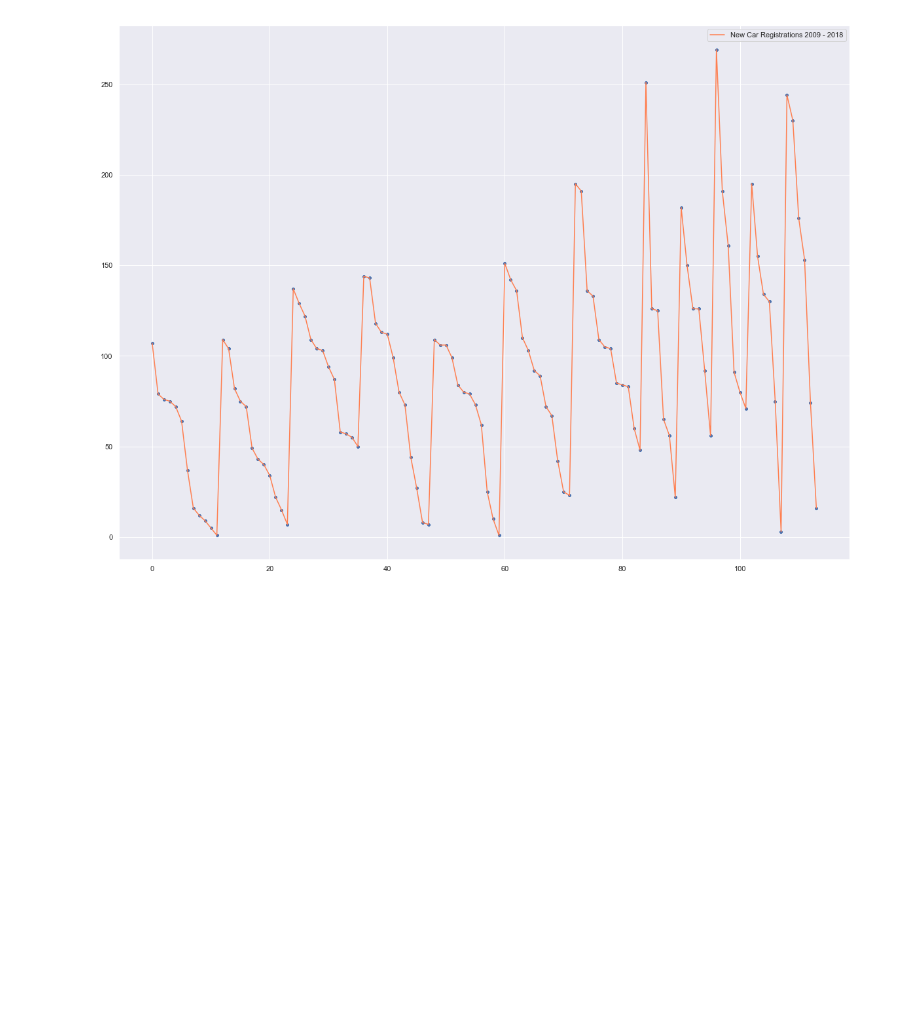
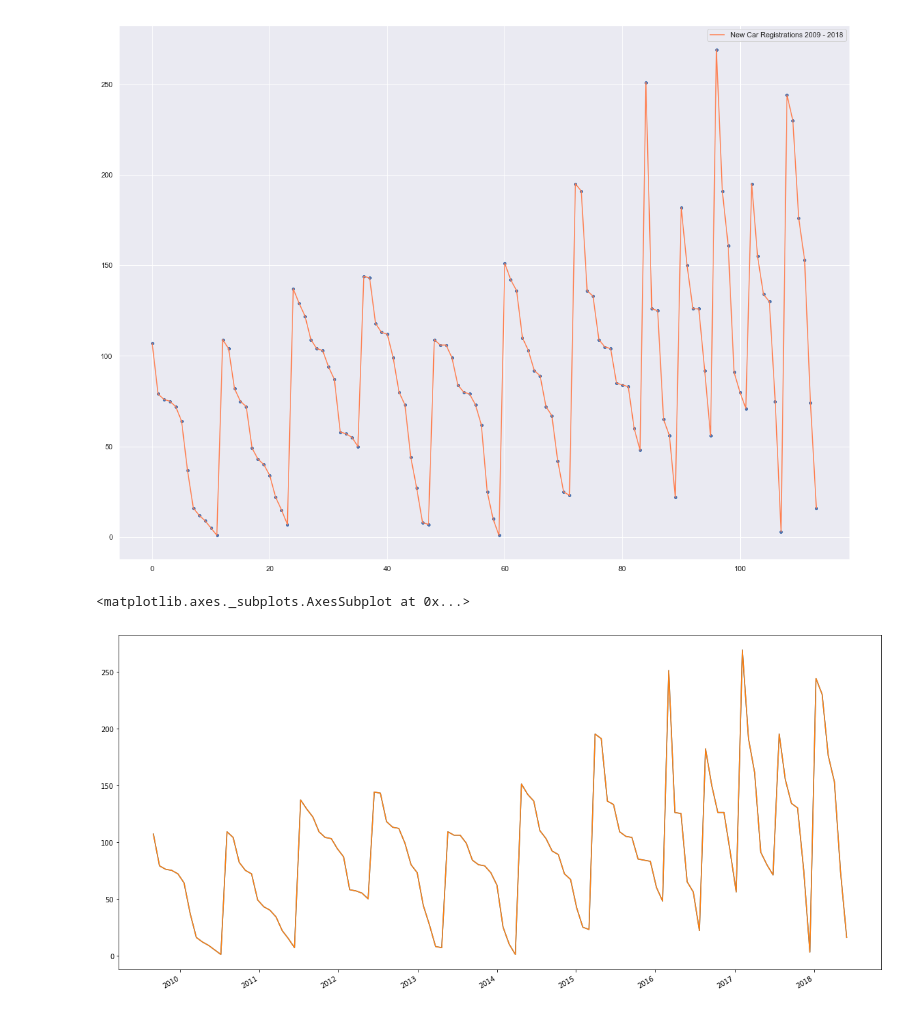
Before and after one commit to MichaelORegan/52465-Programming-for-Data-Analysis-Project, a Jupyter notebook: 52465 Programming for Data Analysis Project.ipynb, the cells around one changed output. Cells and saved outputs as stored; diff of their text form; code cells hidden in the pictures; blank space fills up the shorter version.

```diff
--- a/52465 Programming for Data Analysis Project.ipynb
+++ b/52465 Programming for Data Analysis Project.ipynb
@@ -227,6 +328,15 @@ sns.lineplot(data=data, color="coral", label="New Car Registrations 2009 - 2018"
 # %% [output]
 <matplotlib.axes._subplots.AxesSubplot at 0x...>
 [figure]
+# %%
+ts = pd.Series(data, index=pd.date_range('09/2009', '06/2018', periods=114))
+
+ts.plot(figsize=(20,10))
+
+ts.plot()
+# %% [output]
+<matplotlib.axes._subplots.AxesSubplot at 0x...>
+[figure, added]
 # %% [markdown]
 https://en.wikipedia.org/wiki/Brownian_motion
 
```
Also changed, not shown: parts of 24 cells of this notebook, 2 other files.
